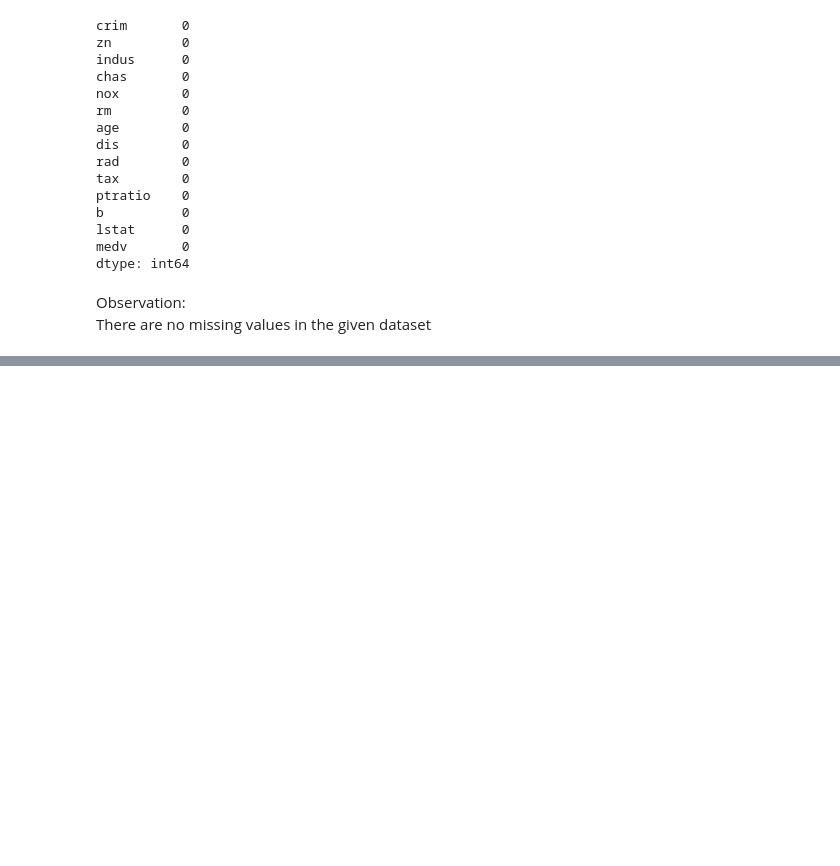
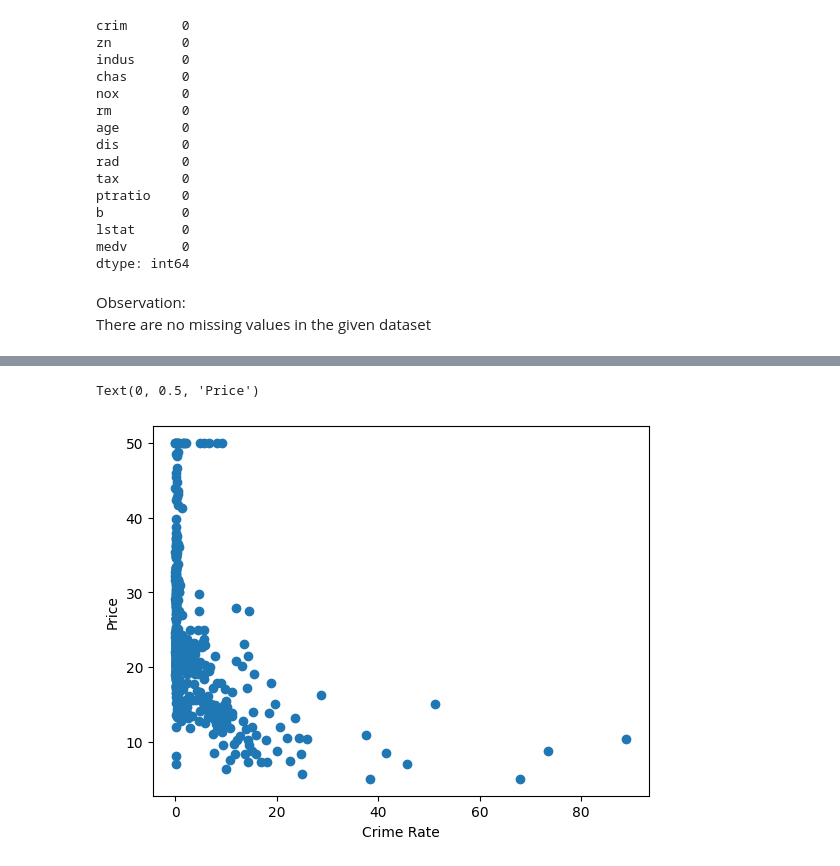
Before and after one commit to VaibhavSaran/Boston-House-Price-Prediction, a Jupyter notebook: EDA.ipynb, the cells around one changed output, grey strips where cells are left out. Drawn from its saved outputs; the diff is of its cells as text; code cells hidden in the pictures; blank space fills up the shorter version.

```diff
--- a/EDA.ipynb
+++ b/EDA.ipynb
@@ -144,0 +183,7 @@ There are no missing values in the given dataset
+# %%
+plt.scatter(boston_ds["crim"],boston_ds["medv"])
+plt.xlabel("Crime Rate")
+plt.ylabel("Price")
+# %% [output]
+Text(0, 0.5, 'Price')
+[figure, added]
```
Also changed, not shown: parts of 46 cells of this notebook, 3 other files.
